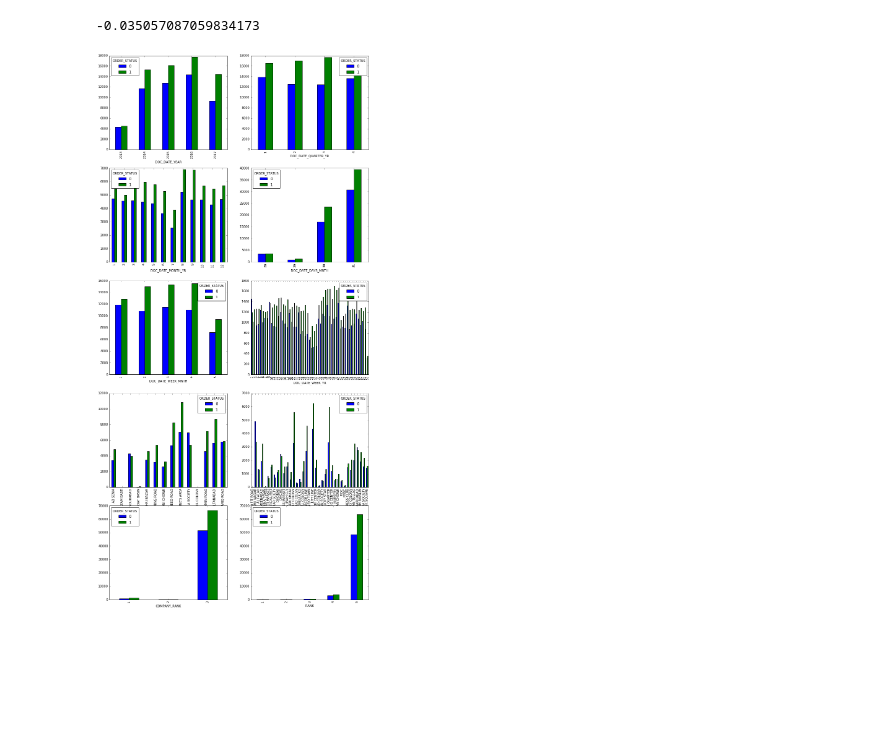
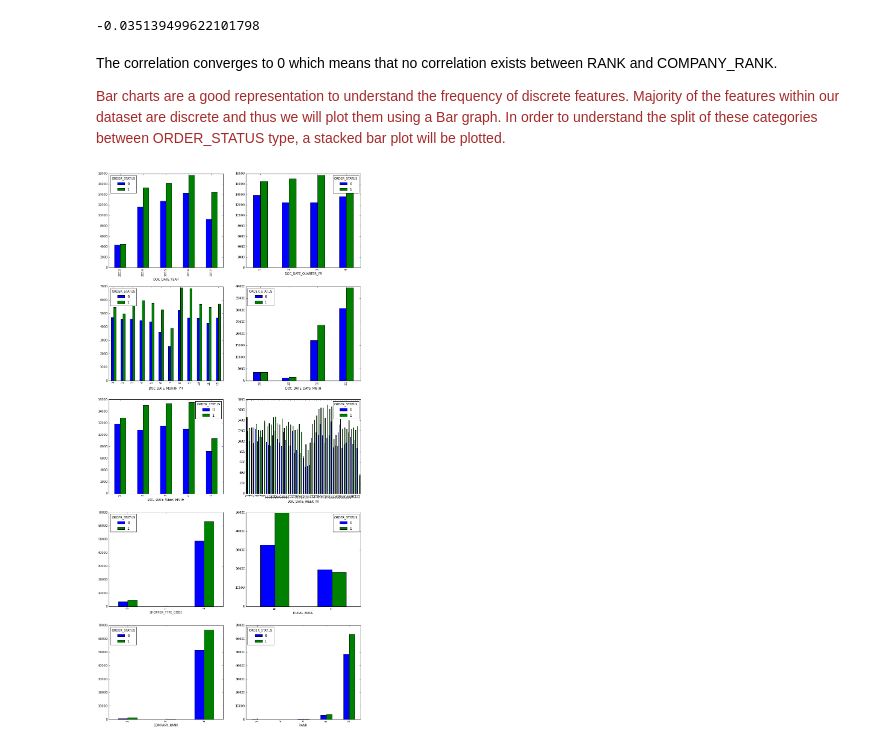
Before and after one commit to danishdata/ids-notebooks, a Jupyter notebook: EDA (Danish).ipynb, the cells around one changed output. Cells and saved outputs as stored; diff of their text form; code cells hidden in the pictures; blank space fills up the shorter version.

```diff
--- a/EDA (Danish).ipynb
+++ b/EDA (Danish).ipynb
@@ -50,0 +58,5 @@ SUB_ELEMENT_CODE     int64      15
+# %%
+df['DOC_DATE'] = df['DOC_DATE'].astype('category')
+df['DOC_CODE'] = df['DOC_DATE'].cat.codes
+
+df["DOC_DATE"].value_counts().plot(kind="density")
@@ -51,11 +70,10 @@ SUB_ELEMENT_CODE     int64      15
 # %%
-plt.figure(figsize=(15,14))
-cont_features = ['POP_CODE', 'MARKET_CODE', 'STREET_CODE']
+plt.figure(figsize=(15,21))
+cont_features = ['OWNER_CODE', 'POP_CODE', 'MARKET_CODE', 'STREET_CODE']
 colors = df['ORDER_STATUS'].apply(lambda x: 'r' if x==1 else 'b')
 
 for index, pair in enumerate(list(itertools.combinations(cont_features, 2))):
-
-    plt.subplot(2, 2, index + 1)
+    plt.subplot(3, 2, index + 1)
     x = df[pair[0]]/max(df[pair[0]])
     y = df[pair[1]]/max(df[pair[1]])
 
@@ -70,17 +94,21 @@ plt.show()
 # %%
 stats.kendalltau(df['RANK'], df['COMPANY_RANK'])[0]
 # %% [output]
--0.035057087059834173
+-0.035139499622101798
+# %% [markdown]
+The correlation converges to 0 which means that no correlation exists between RANK and COMPANY_RANK.
+
+<span style="color:brown">Bar charts are a good representation to understand the frequency of discrete features. Majority of the features within our dataset are discrete and thus we will plot them using a Bar graph. In order to understand the split of these categories between ORDER_STATUS type, a stacked bar plot will be plotted.</span>
 # %%
-plt.figure(figsize=(15,31.5))
+plt.figure(figsize=(15,32.5))
 
 bar_features = ['DOC_DATE_YEAR', 'DOC_DATE_QUARTER_YR', 'DOC_DATE_MONTH_YR', 'DOC_DATE_DAYS_MNTH',
-                    'DOC_DATE_WEEK_MNTH', 'DOC_DATE_WEEK_YR', 'LOCALITY_NAME', 'SLOCALITY_NAME',
-                    'COMPANY_RANK', 'RANK']
+                'DOC_DATE_WEEK_MNTH', 'DOC_DATE_WEEK_YR', 'SHOPPER_TYPE_CODE', 'RURAL_BOOL',
+                'COMPANY_RANK', 'RANK']
 
 for index, field in enumerate(bar_features):
     plt.subplot(5, 2, index+1)
     df_unstack = df.groupby([field, 'ORDER_STATUS'])[field].count().unstack('ORDER_STATUS').fillna(0)
     df_unstack[[0, 1]].plot.bar(ax=plt.gca())
 # %% [output]
-[figure, old version]
+[figure, new version]
```
Also changed, not shown: parts of 17 cells of this notebook, 2 other files.
